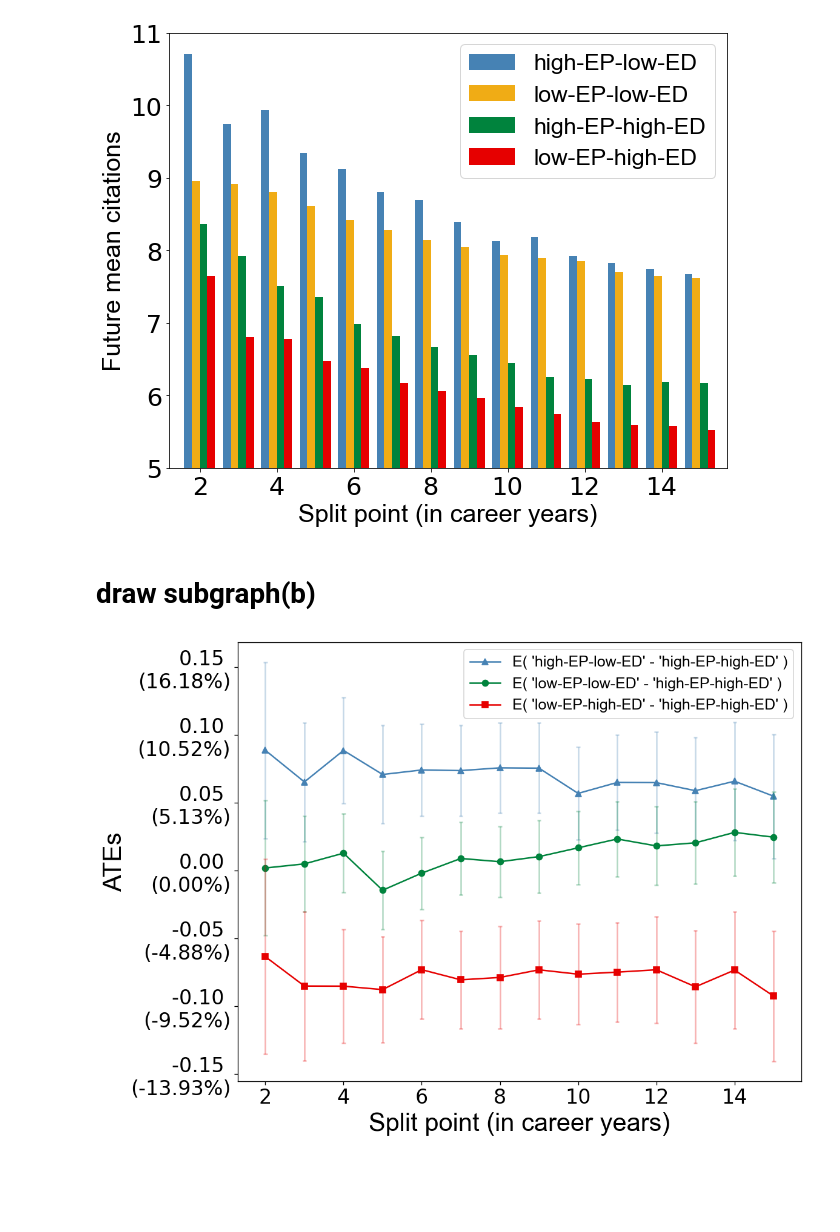
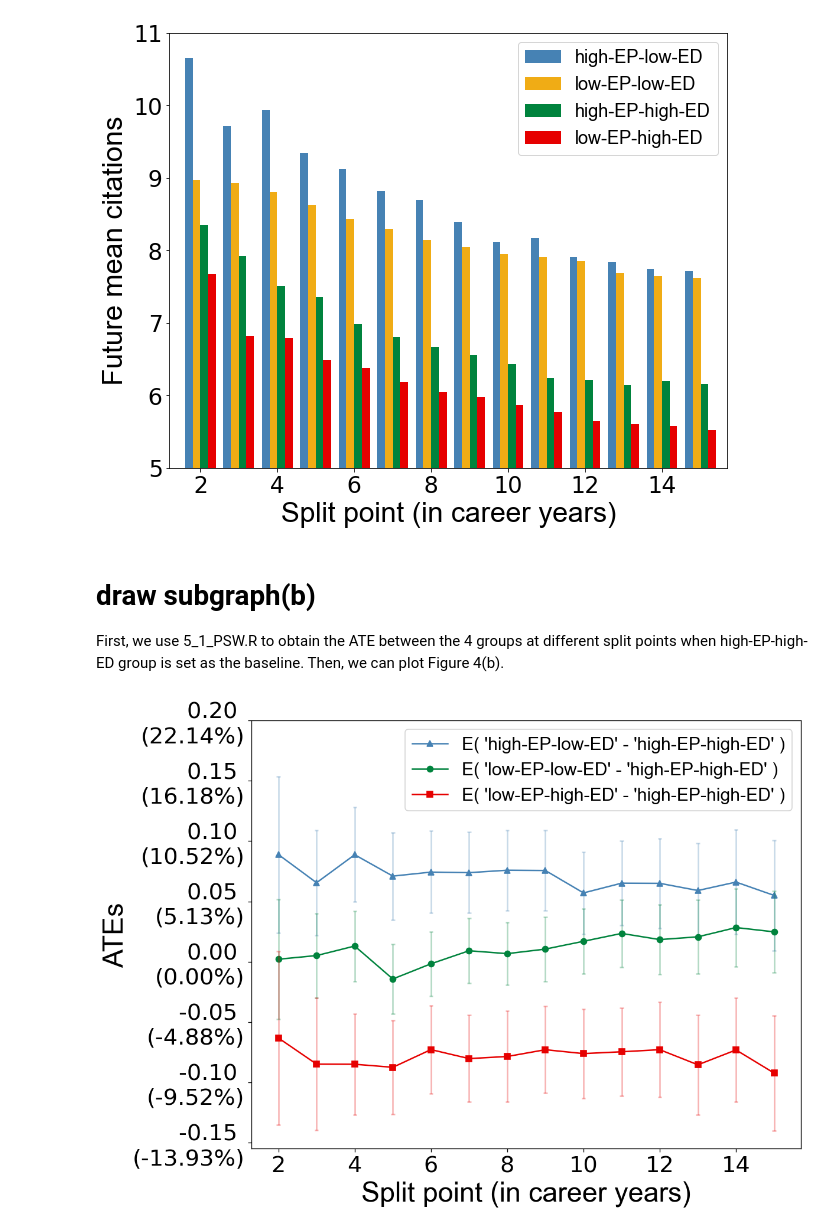
Before and after one commit to cautious-explorers/cautious_explorers_code, a Jupyter notebook: code/5_2_PSW_result.ipynb, the cells around one changed output. Saved outputs shown, nothing was run; the diff lists cells and outputs as text; code cells hidden in the pictures; blank space fills up the shorter version.

```diff
--- a/code/5_2_PSW_result.ipynb
+++ b/code/5_2_PSW_result.ipynb
@@ -155,7 +178,7 @@ result = result.groupby(
     ['careeryear_split_point', 'quantile_50']).citCount.mean().reset_index()
 result.sort_values(['careeryear_split_point', 'quantile_50'], inplace=True)
 # %%
-fontsize = 25
+fontsize = 28
 font_conf = {'family': 'Arial', 'weight': 'normal', 'size': fontsize}
 
 plt.figure(figsize=(10, 8))
@@ -172,18 +195,19 @@ plt.bar(x + 3*width/2, result[result.quantile_50 == 'D'].citCount, width,
 
 plt.ylabel('Future mean citations', fontdict=font_conf)
 plt.xlabel('Split point (in career years)', fontdict=font_conf)
-plt.yticks(fontsize=fontsize)
-plt.xticks(fontsize=fontsize)
+plt.yticks(fontsize=fontsize-5)
+plt.xticks(fontsize=fontsize-5)
 plt.ylim(5, 11)
 plt.xlim(1.2, 15.7)
 plt.legend(prop={'family': 'Arial', 'weight': 'normal',
-           'size': fontsize-2}, loc='best')
+           'size': fontsize-10}, loc='best')
 
 plt.savefig('./draw/figure_4a.png', format="png", bbox_inches="tight")
 # %% [output]
-[figure, old version]
+[figure, new version]
 # %% [markdown]
 # draw subgraph(b)
+First, we use 5_1_PSW.R to obtain the ATE between the 4 groups at different split points when high-EP-high-ED group is set as the baseline. Then, we can plot Figure 4(b).
 # %%
 result = pd.read_csv('../data/fig4/ATE_result_baselineC.csv')
 # %%
@@ -203,10 +228,10 @@ for stri in ['D_C', 'B_C', 'A_C']:
             eval(stri+'_co').append(float(i))
 # %%
 x_label = list(range(2, 16))
-fontsize = 25
+
 font_conf = {'family': 'Arial', 'weight': 'normal', 'size': fontsize}
 
-fig = plt.figure(figsize=(10, 8), dpi=120)
+fig = plt.figure(figsize=(10, 8), dpi=120)  # 12，6  10,8
 
 index = 2
 y = A_C_co
@@ -237,34 +262,35 @@ for x_i in range(len(x_label)):
 
 color = (0.9019607843137255, 0.0, 0.0, 1.0)
 index = 0
 y = D_C_co
 plt.plot(x_label, y, label="E( 'low-EP-high-ED' - 'high-EP-high-ED' )",
          marker='s', color=color)
 y1 = D_C_left
 y2 = D_C_right
 for x_i in range(len(x_label)):
     plt.vlines(x_label[x_i], y1[x_i], y2[x_i], color=color, alpha=.3)
     plt.hlines(y1[x_i], x_label[x_i]-0.05,
                x_label[x_i]+0.05, color=color, alpha=.3)
     plt.hlines(y2[x_i], x_label[x_i]-0.05,
                x_label[x_i]+0.05, color=color, alpha=.3)
 
 
-foo = list(plt.yticks()[0])[1:-1]
+foo = list(plt.yticks()[0])[1:]
 foonew = []
 for kk in (foo):
     tt = ('%.2f%%' % ((math.exp(kk)-1)*100))
     foonew.append('%.2f \n(%s)' % (kk, tt))
 
 plt.xticks(fontsize=fontsize-5)
 plt.yticks(ticks=foo, labels=foonew, fontsize=fontsize-5)
 
+
 plt.ylabel('ATEs', fontdict=font_conf)
 plt.xlabel('Split point (in career years)', fontdict=font_conf)
 plt.legend(prop={'family': 'Arial', 'weight': 'normal',
            'size': fontsize-10}, loc=1)
 plt.savefig('./draw/figure_4b.png', bbox_inches='tight')
 # %% [output]
-[figure, old version]
+[figure, new version]
 # %% [markdown]
 # draw subgraph(c)
```
Also changed, not shown: parts of 10 cells of this notebook, 14 other files.
